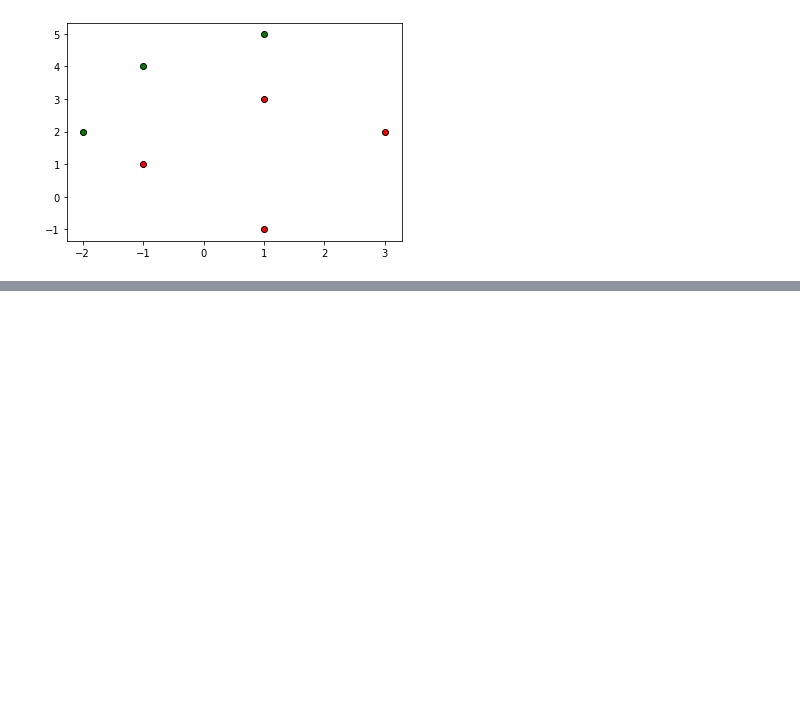
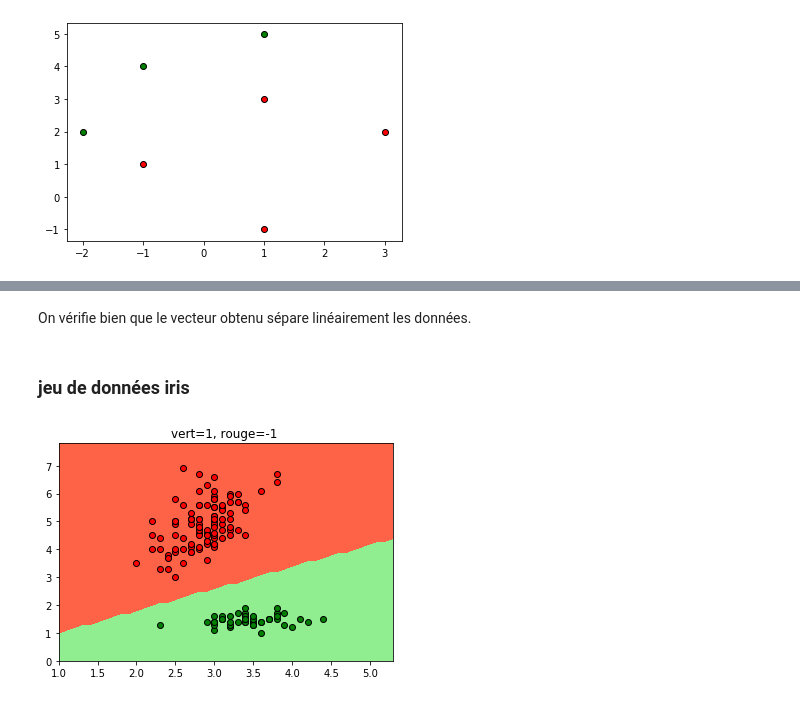
Before and after one commit to DrAlgo/apprentissage_m2_amis, a Jupyter notebook: jupyter/6_perceptron.ipynb, the cells around one changed output, grey strips where cells are left out. Drawn from its saved outputs; the diff is of its cells as text; code cells hidden in the pictures; blank space fills up the shorter version.

```diff
--- a/jupyter/6_perceptron.ipynb
+++ b/jupyter/6_perceptron.ipynb
@@ -326,0 +290,9 @@ On mesure le taux d'erreur du perceptron
+# %% [markdown]
+On vérifie bien que le vecteur obtenu sépare linéairement les données.
+# %% [markdown]
+### jeu de données iris
+# %%
+p.entrainement(Xiris,Yiris)
+visualisation_zones(p,Xiris,Yiris)
+# %% [output]
+[figure, added]
```
Also changed, not shown: parts of 63 cells of this notebook.
